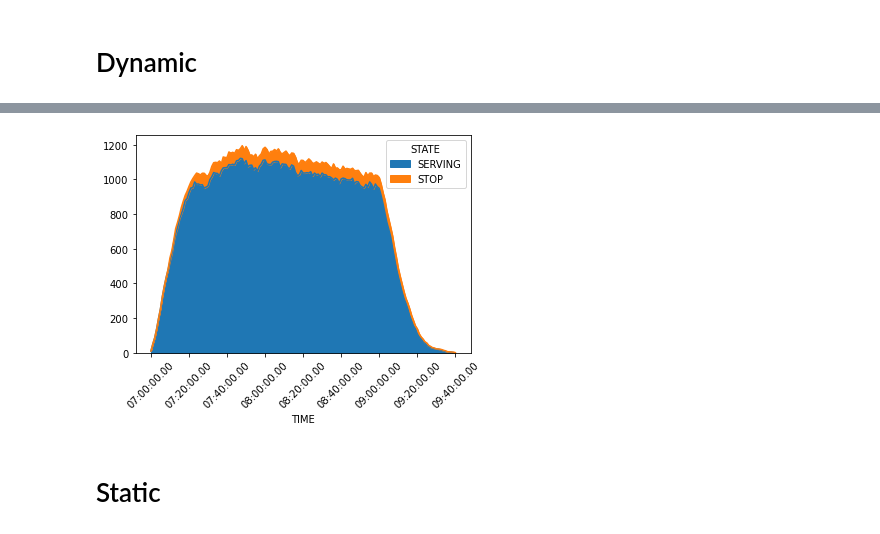
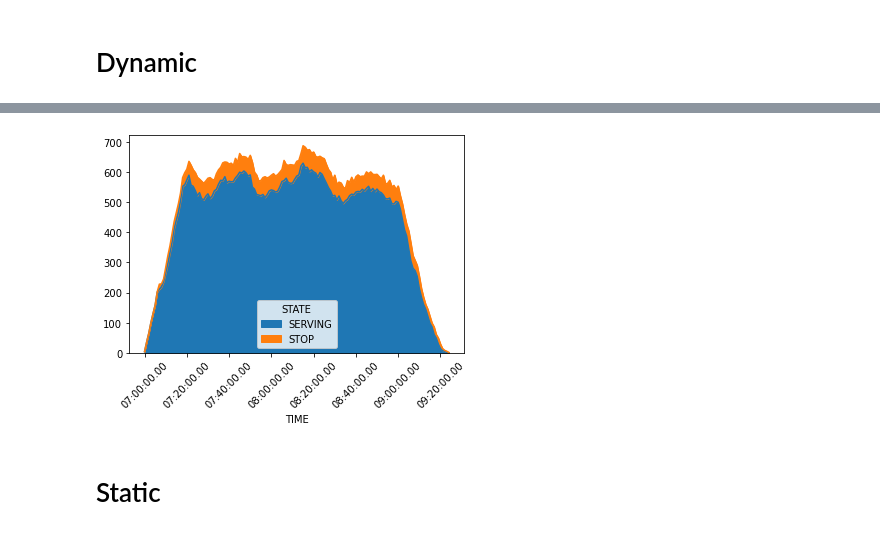
Before and after one commit to Xinyun77/stage_4A, a Jupyter notebook: Indicateur.ipynb, the cells around one changed output, grey strips where cells are left out. Saved outputs shown, nothing was run; the diff lists cells and outputs as text; code cells hidden in the pictures.

```diff
--- a/Indicateur.ipynb
+++ b/Indicateur.ipynb
@@ -26,0 +38,3 @@ veh
+# %%
+veh2 = veh.loc[indeices]
+veh2
@@ -26,0 +55,3 @@ veh
+# %%
+veh2 = veh2.reset_index(drop=True)
+veh2
@@ -69,6 +108,6 @@ def track_a_vehicle(df, id):
     dataframe = df.loc[indices]
     return dataframe
 # %%
-df = track_a_vehicle(veh, 5)
-df
+df_user1 = track_a_vehicle(veh2, 8883)
+df_user1
 # %% [output]
@@ -84,7 +272,7 @@ def only_uber(df):
 # %% [markdown]
 # Dynamic
 # %%
-table = veh.groupby(['TIME', 'STATE']).ID.count().unstack().fillna(0)
+table = veh2.groupby(['TIME', 'STATE']).ID.count().unstack().fillna(0)
 table
 # %% [output]
 | STATE | SERVING | STOP |
@@ -115,9 +303,9 @@ def computeDynamic(df):
     ax = table.plot.area()
     ax.tick_params(axis='x', labelrotation = 45)
 # %%
-computeDynamic(veh)
+computeDynamic(veh2)
 # %% [output]
-[figure, old version]
+[figure, new version]
 # %% [markdown]
 # Static
 # %%
```
Also changed, not shown: parts of 34 cells of this notebook.
